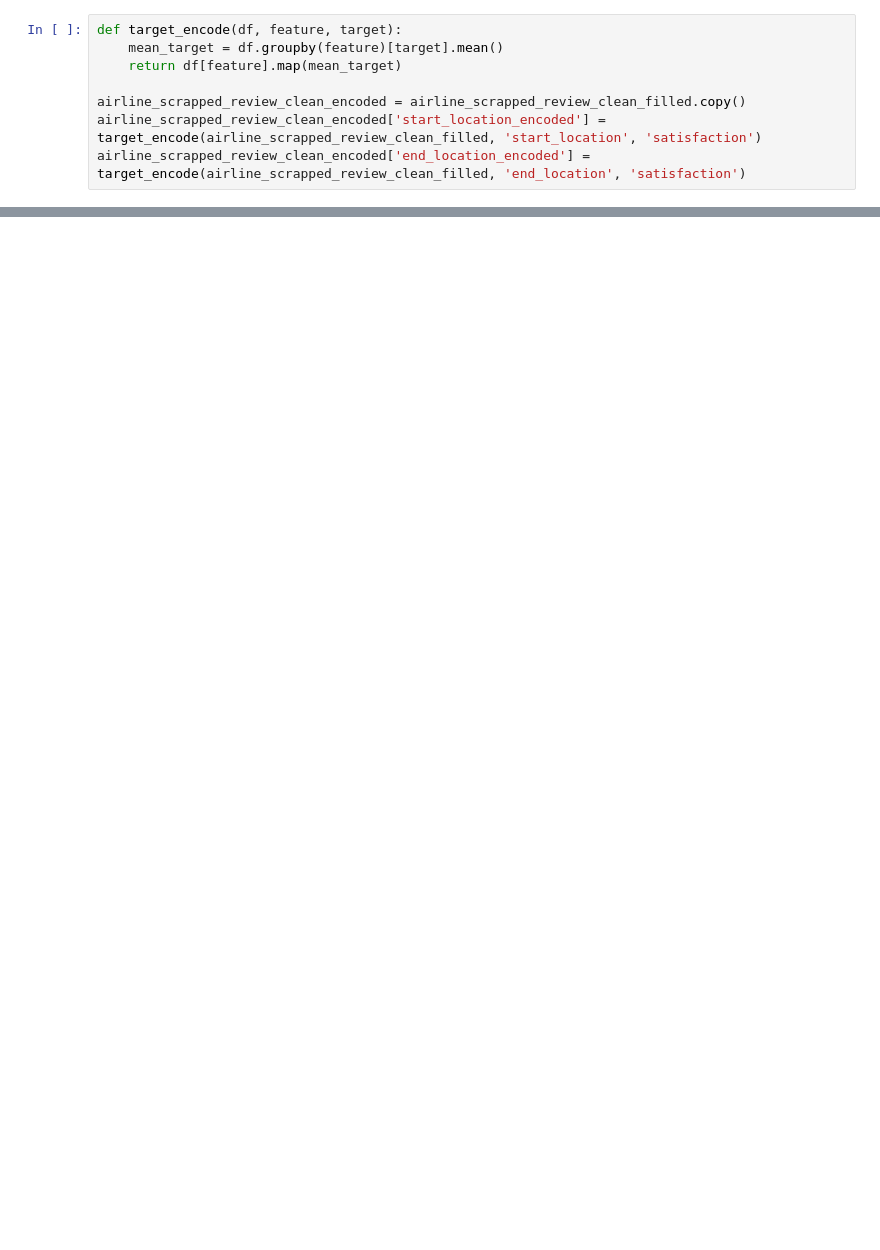
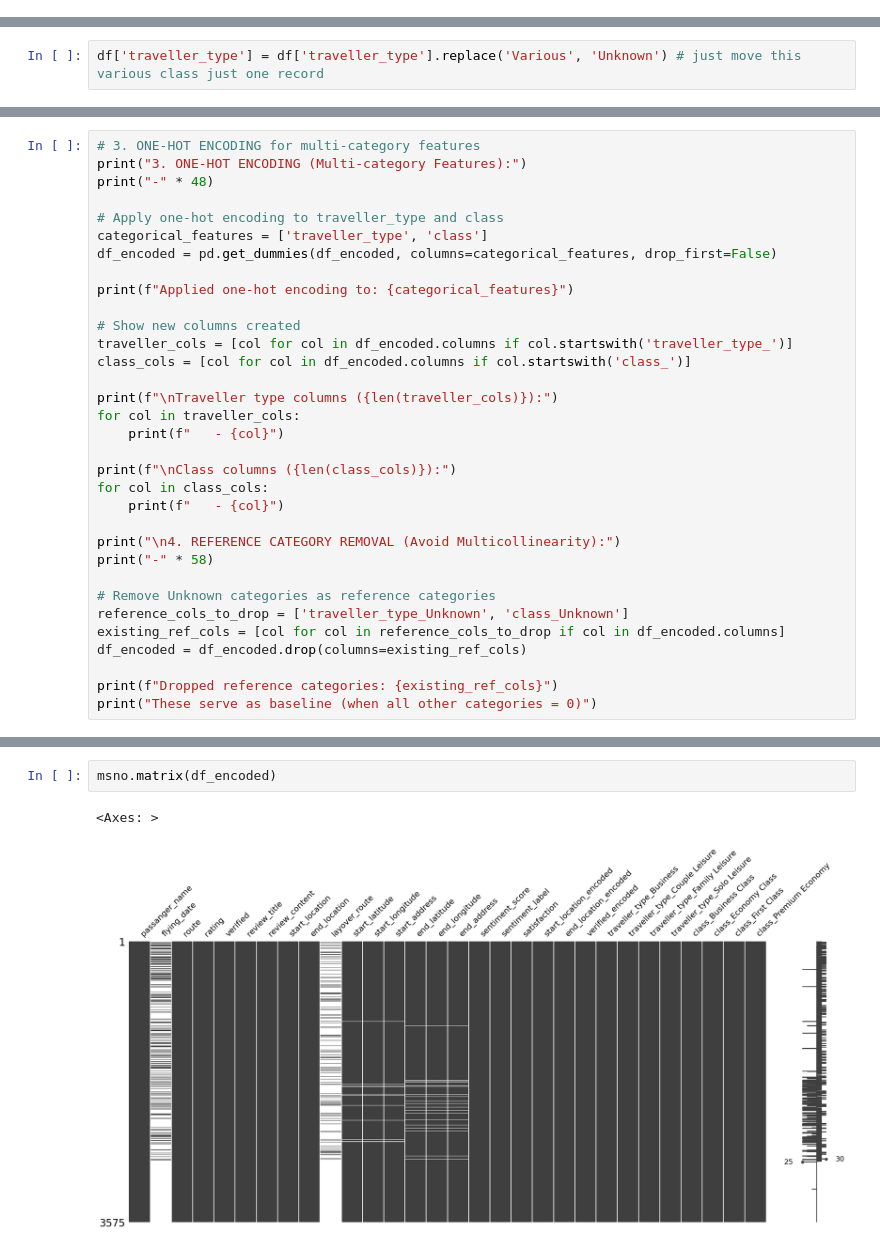
Before and after one commit to samalouty/airline-customer-booking, a Jupyter notebook: airline-scrapped-cleaned.ipynb, the cells around one changed output, grey strips where cells are left out. Saved outputs shown, nothing was run; the diff lists cells and outputs as text; blank space fills up the shorter version.

Commit message:
Kaggle Notebook | AirlineScrappedReview Cleaning | Version 2

```diff
--- a/airline-scrapped-cleaned.ipynb
+++ b/airline-scrapped-cleaned.ipynb
@@ -633,8 +0,0 @@ airline_scrapped_review_clean_filled.to_csv('airline_cleaned_2.csv', index = Fal
-# %%
-def target_encode(df, feature, target):
-    mean_target = df.groupby(feature)[target].mean()
-    return df[feature].map(mean_target)
-
-airline_scrapped_review_clean_encoded = airline_scrapped_review_clean_filled.copy()
-airline_scrapped_review_clean_encoded['start_location_encoded'] = target_encode(airline_scrapped_review_clean_filled, 'start_location', 'satisfaction')
-airline_scrapped_review_clean_encoded['end_location_encoded'] = target_encode(airline_scrapped_review_clean_filled, 'end_location', 'satisfaction')
@@ -721,0 +212,2 @@ Additionally, one-hot encoded columns for categorical variables such as:
+# %%
+df['traveller_type'] = df['traveller_type'].replace('Various', 'Unknown') # just move this various class just one record
@@ -721,0 +595,33 @@ Additionally, one-hot encoded columns for categorical variables such as:
+# %%
+# 3. ONE-HOT ENCODING for multi-category features
+print("3. ONE-HOT ENCODING (Multi-category Features):")
+print("-" * 48)
+
+# Apply one-hot encoding to traveller_type and class
+categorical_features = ['traveller_type', 'class']
+df_encoded = pd.get_dummies(df_encoded, columns=categorical_features, drop_first=False)
+
+print(f"Applied one-hot encoding to: {categorical_features}")
+
+# Show new columns created
+traveller_cols = [col for col in df_encoded.columns if col.startswith('traveller_type_')]
+class_cols = [col for col in df_encoded.columns if col.startswith('class_')]
+
+print(f"\nTraveller type columns ({len(traveller_cols)}):")
+for col in traveller_cols:
+    print(f"   - {col}")
+
+print(f"\nClass columns ({len(class_cols)}):")
+for col in class_cols:
+    print(f"   - {col}")
+
+print("\n4. REFERENCE CATEGORY REMOVAL (Avoid Multicollinearity):")
+print("-" * 58)
+
+# Remove Unknown categories as reference categories
+reference_cols_to_drop = ['traveller_type_Unknown', 'class_Unknown']
+existing_ref_cols = [col for col in reference_cols_to_drop if col in df_encoded.columns]
+df_encoded = df_encoded.drop(columns=existing_ref_cols)
+
+print(f"Dropped reference categories: {existing_ref_cols}")
+print("These serve as baseline (when all other categories = 0)")
@@ -721,0 +722,5 @@ Additionally, one-hot encoded columns for categorical variables such as:
+# %%
+msno.matrix(df_encoded)
+# %% [output]
+<Axes: >
+[figure, added]
```
Also changed, not shown: parts of 87 cells of this notebook.
